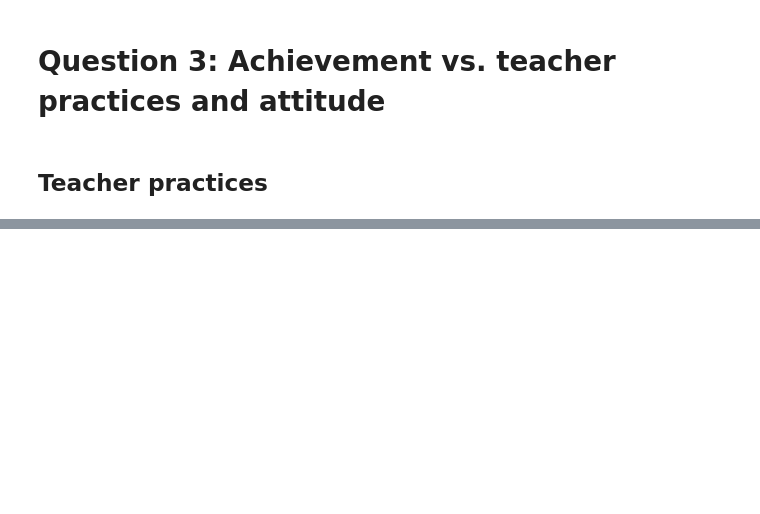
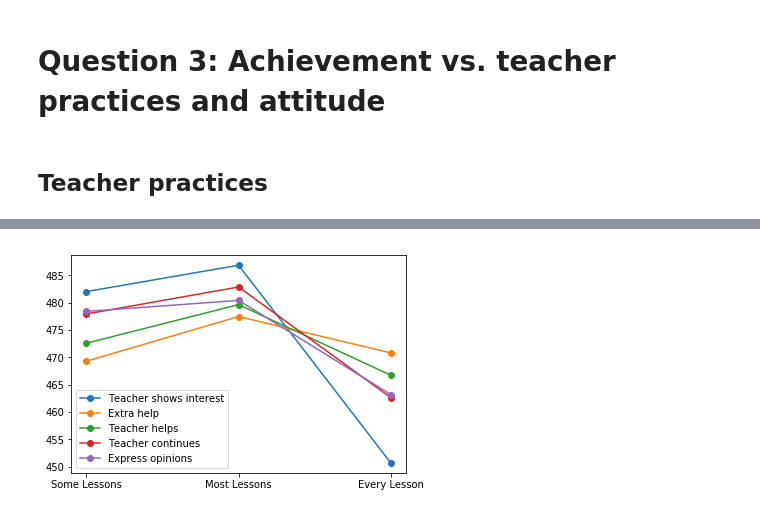
Before and after one commit to jgu1989/UdacityDataAnalystNanodegree, a Jupyter notebook: 5_Communicate_Data_Findings/pisa.ipynb, the cells around one changed output, grey strips where cells are left out. Drawn from its saved outputs; the diff is of its cells as text; code cells hidden in the pictures; blank space fills up the shorter version.

```diff
--- a/5_Communicate_Data_Findings/pisa.ipynb
+++ b/5_Communicate_Data_Findings/pisa.ipynb
@@ -228,3 +246,16 @@ Relevant columns:
+# %%
+behaviors = ['ST77Q01','ST77Q02','ST77Q04','ST77Q05','ST77Q06']
+legends = ['Teacher shows interest', 'Extra help', 'Teacher helps', 'Teacher continues', 'Express opinions']
+# fig, axes = plt.subplots(2, 2, figsize=(12,16)) # grid of 3x4 subplots
+# axes = axes.flatten() # reshape from 3x4 array into 12-element vector
+for i in range(5):
+#     plt.sca(axes[i]) # set the current Axes
+    beh = df_behavior.groupby(behaviors[i]).mean().reindex(index=['Some Lessons', 'Most Lessons','Every Lesson'] )
+    plt.plot(beh, marker='o', label=legends[i])
+    plt.legend()
+#     plt.title(titles[i])
+# %% [output]
+[figure, added]
 # %%
 df_support = df[['ST83Q01', 'ST83Q02','ST83Q03','ST83Q04','PV1MATH']]
 # %%
```
Also changed, not shown: parts of 10 cells of this notebook.
